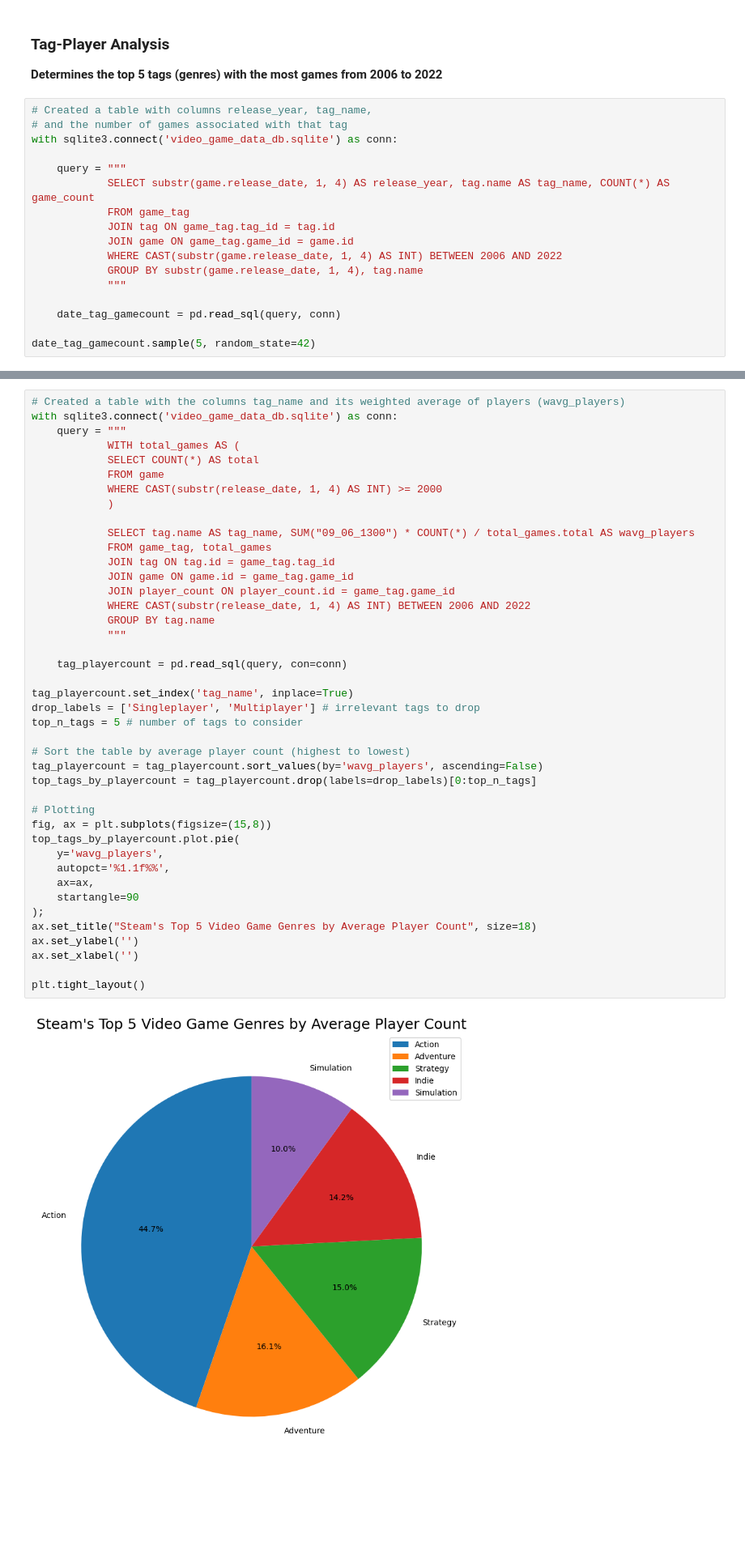
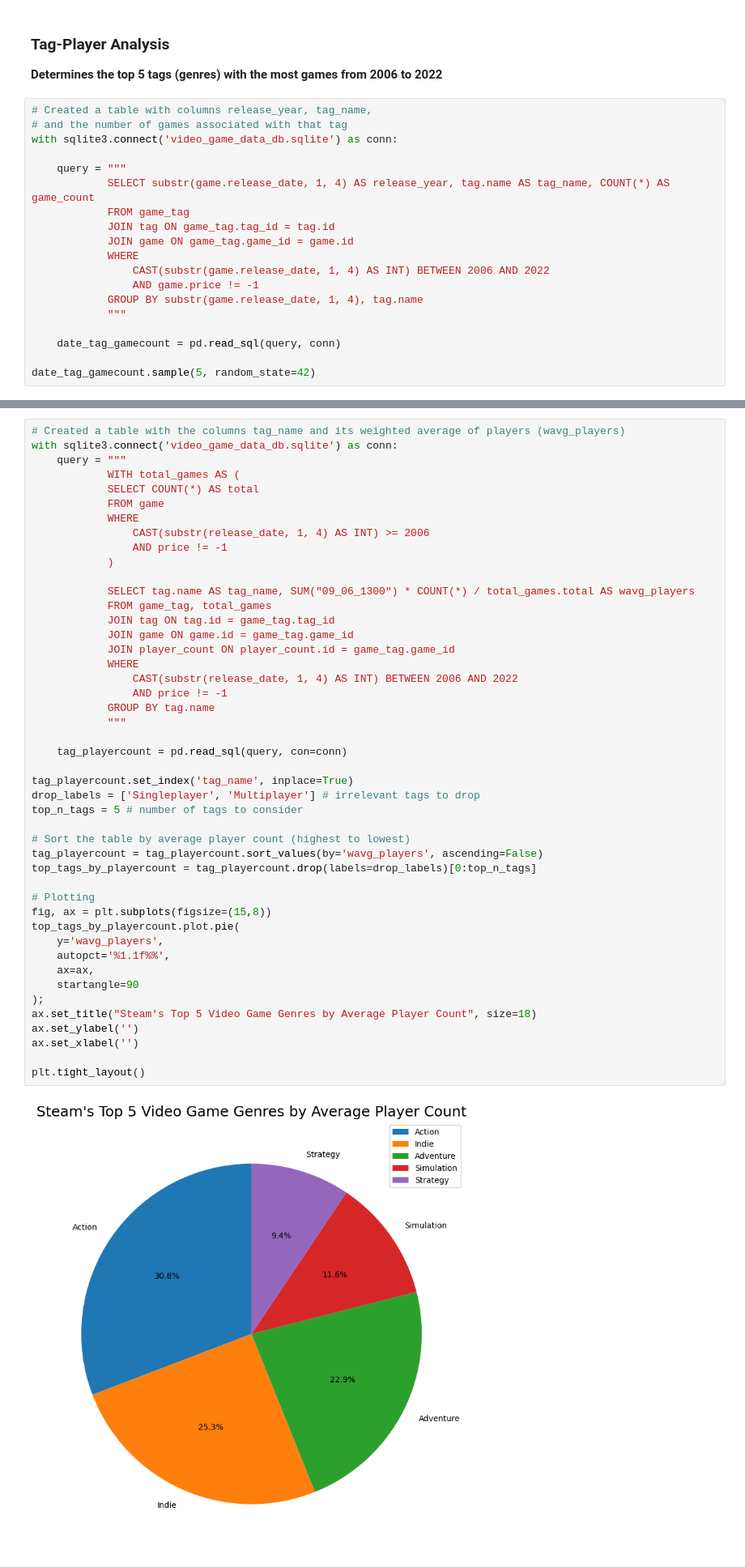
Before and after one commit to xuqc01/Predicting_the_Success_of_Steam_Games, a Jupyter notebook: analysis.ipynb, the cells around one changed output, grey strips where cells are left out. Shown at 81% size. Drawn from its saved outputs; the diff is of its cells as text; blank space fills up the shorter version.

Commit message:
Minor changes to WHERE conditions

```diff
--- a/analysis.ipynb
+++ b/analysis.ipynb
@@ -112,7 +114,9 @@ with sqlite3.connect('video_game_data_db.sqlite') as conn:
             FROM game_tag
             JOIN tag ON game_tag.tag_id = tag.id
             JOIN game ON game_tag.game_id = game.id
-            WHERE CAST(substr(game.release_date, 1, 4) AS INT) BETWEEN 2006 AND 2022
+            WHERE
+                CAST(substr(game.release_date, 1, 4) AS INT) BETWEEN 2006 AND 2022
+                AND game.price != -1
             GROUP BY substr(game.release_date, 1, 4), tag.name
             """
 
@@ -175,7 +179,9 @@ with sqlite3.connect('video_game_data_db.sqlite') as conn:
             WITH total_games AS (
             SELECT COUNT(*) AS total
             FROM game
-            WHERE CAST(substr(release_date, 1, 4) AS INT) >= 2000
+            WHERE
+                CAST(substr(release_date, 1, 4) AS INT) >= 2006
+                AND price != -1
             )
 
             SELECT tag.name AS tag_name, SUM("09_06_1300") * COUNT(*) / total_games.total AS wavg_players
@@ -183,35 +189,37 @@ with sqlite3.connect('video_game_data_db.sqlite') as conn:
             JOIN tag ON tag.id = game_tag.tag_id
             JOIN game ON game.id = game_tag.game_id
             JOIN player_count ON player_count.id = game_tag.game_id
-            WHERE CAST(substr(release_date, 1, 4) AS INT) BETWEEN 2006 AND 2022
+            WHERE
+                CAST(substr(release_date, 1, 4) AS INT) BETWEEN 2006 AND 2022
+                AND price != -1
             GROUP BY tag.name
             """
 
     tag_playercount = pd.read_sql(query, con=conn)
 
 tag_playercount.set_index('tag_name', inplace=True)
 drop_labels = ['Singleplayer', 'Multiplayer'] # irrelevant tags to drop
 top_n_tags = 5 # number of tags to consider
 
 # Sort the table by average player count (highest to lowest)
 tag_playercount = tag_playercount.sort_values(by='wavg_players', ascending=False)
 top_tags_by_playercount = tag_playercount.drop(labels=drop_labels)[0:top_n_tags]
 
 # Plotting
 fig, ax = plt.subplots(figsize=(15,8))
 top_tags_by_playercount.plot.pie(
     y='wavg_players',
     autopct='%1.1f%%',
     ax=ax,
     startangle=90
 );
 ax.set_title("Steam's Top 5 Video Game Genres by Average Player Count", size=18)
 ax.set_ylabel('')
 ax.set_xlabel('')
 
 plt.tight_layout()
 # %% [output]
-[figure, old version]
+[figure, new version]
 # %%
 with sqlite3.connect('video_game_data_db.sqlite') as conn:
     query = """
```
Also changed, not shown: parts of 4 cells of this notebook, 1 other file.
